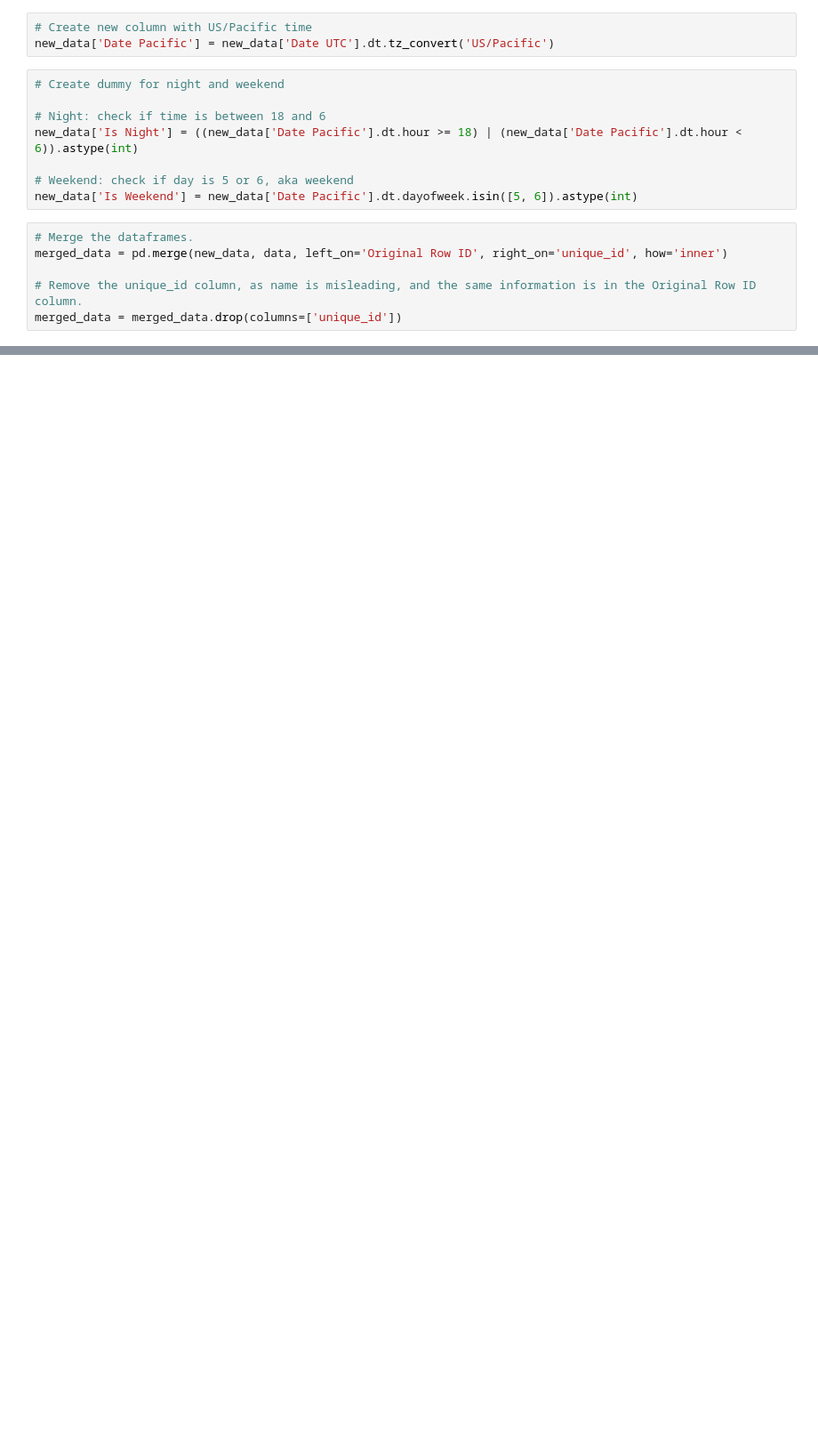
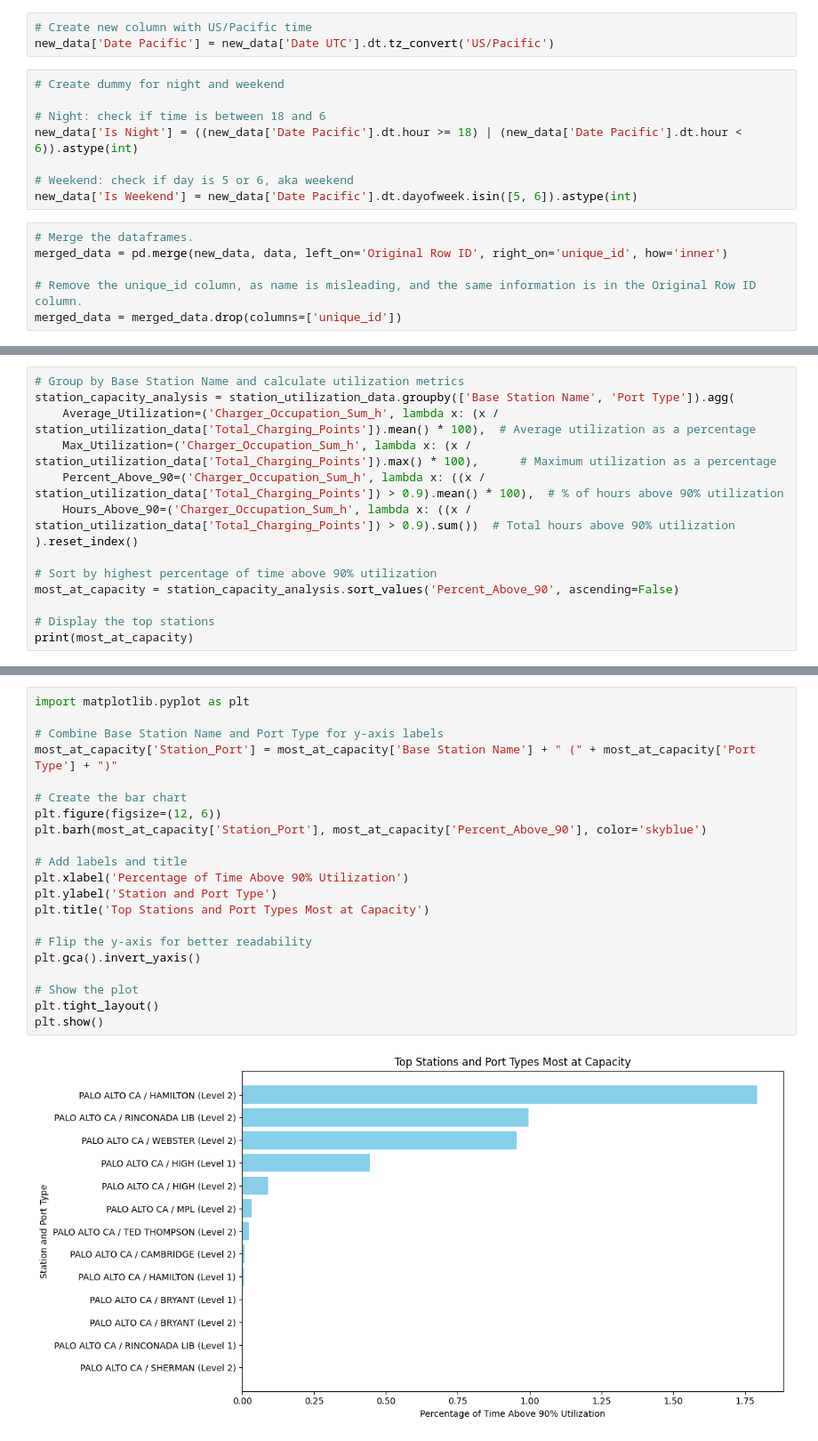
Before and after one commit to DitteGilsfeldt/42577-Introduction-to_Business_Analytics__Project, a Jupyter notebook: Dögg.ipynb, the cells around one changed output, grey strips where cells are left out. Shown at 89% size. Drawn from its saved outputs; the diff is of its cells as text; blank space fills up the shorter version.

Commit message:
Not done with exploratory analysis

```diff
--- a/Dögg.ipynb
+++ b/Dögg.ipynb
@@ -275,0 +482,14 @@ merged_data = merged_data.drop(columns=['unique_id'])
+# %%
+# Group by Base Station Name and calculate utilization metrics
+station_capacity_analysis = station_utilization_data.groupby(['Base Station Name', 'Port Type']).agg(
+    Average_Utilization=('Charger_Occupation_Sum_h', lambda x: (x / station_utilization_data['Total_Charging_Points']).mean() * 100),  # Average utilization as a percentage
+    Max_Utilization=('Charger_Occupation_Sum_h', lambda x: (x / station_utilization_data['Total_Charging_Points']).max() * 100),      # Maximum utilization as a percentage
+    Percent_Above_90=('Charger_Occupation_Sum_h', lambda x: ((x / station_utilization_data['Total_Charging_Points']) > 0.9).mean() * 100),  # % of hours above 90% utilization
+    Hours_Above_90=('Charger_Occupation_Sum_h', lambda x: ((x / station_utilization_data['Total_Charging_Points']) > 0.9).sum())  # Total hours above 90% utilization
+).reset_index()
+
+# Sort by highest percentage of time above 90% utilization
+most_at_capacity = station_capacity_analysis.sort_values('Percent_Above_90', ascending=False)
+
+# Display the top stations
+print(most_at_capacity)
@@ -275,0 +514,23 @@ merged_data = merged_data.drop(columns=['unique_id'])
+# %%
+import matplotlib.pyplot as plt
+
+# Combine Base Station Name and Port Type for y-axis labels
+most_at_capacity['Station_Port'] = most_at_capacity['Base Station Name'] + " (" + most_at_capacity['Port Type'] + ")"
+
+# Create the bar chart
+plt.figure(figsize=(12, 6))
+plt.barh(most_at_capacity['Station_Port'], most_at_capacity['Percent_Above_90'], color='skyblue')
+
+# Add labels and title
+plt.xlabel('Percentage of Time Above 90% Utilization')
+plt.ylabel('Station and Port Type')
+plt.title('Top Stations and Port Types Most at Capacity')
+
+# Flip the y-axis for better readability
+plt.gca().invert_yaxis()
+
+# Show the plot
+plt.tight_layout()
+plt.show()
+# %% [output]
+[figure, added]
```
Also changed, not shown: parts of 31 cells of this notebook.
